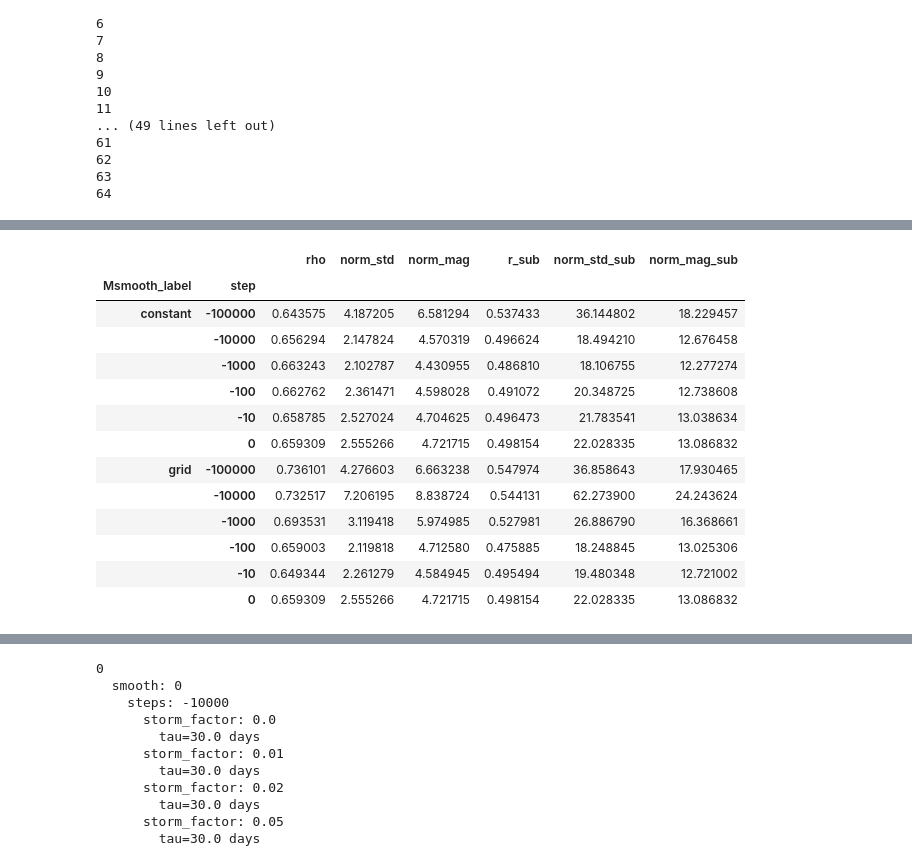
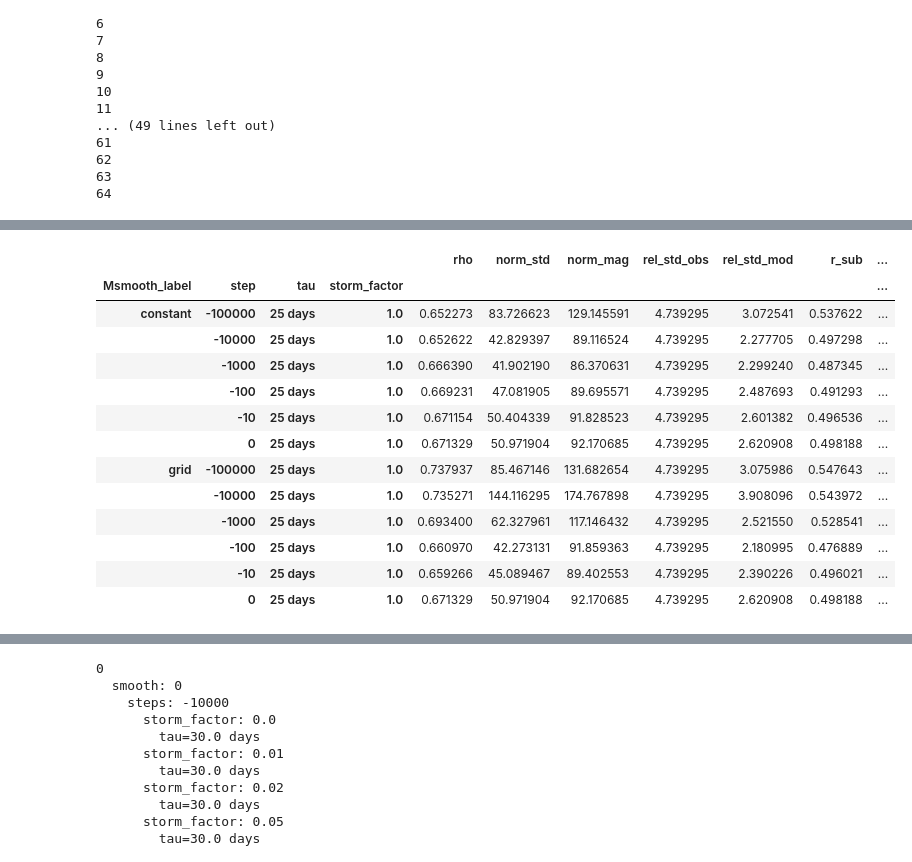
Before and after one commit to rustychris/microplastic_sfbay, a Jupyter notebook: postprocess/postproc_nosql_v01_dask.ipynb, the cells around one changed output, grey strips where cells are left out. Saved outputs shown, nothing was run; the diff lists cells and outputs as text; code cells hidden in the pictures.

```diff
--- a/postprocess/postproc_nosql_v01_dask.ipynb
+++ b/postprocess/postproc_nosql_v01_dask.ipynb
@@ -237,0 +199,3 @@ assert godwin_offset_h==np.argmax(godwin)
+# %%
+godwin_offset_h=post.godwin_offset_h
+godwin=post.godwin
@@ -461,7 +424,7 @@ def predict_mantas_multi(manta,taus,
 
                 for storm_factor in storm_factors:
                     print(f"      storm_factor: {storm_factor}")
-                    group_weight=group_weights(tdf,storm_factor)
+                    group_weight=post.group_weights(tdf,storm_factor)
 
                     for tau in taus:
                         tau_s=tau/np.timedelta64(86400,'s')
@@ -500,5 +487,5 @@ steps=[0,-10,-100,-1000,-10000,-100000]
 manta_pred=predict_mantas_multi(manta,taus=taus,
                                 Msmooths=Msmooths,
                                 steps=steps,
-                                storm_factors=[0.05])
+                                storm_factors=[1.0])
 manta_pred['Msmooth_label']=[ mtypes[i] for i in manta_pred['Msmooth_i'].values]
@@ -615,40 +492,20 @@ INFO:utils:6
-# %%
-def metrics(grp):
-    obs=grp['part_per_m2_nofiber']
-    mod=grp['C_model']
-
-    skill={}
-    skill['rho'],p=spearmanr(obs, mod)
-    skill['norm_std']=mod.std() / obs.std()
-    skill['norm_mag']=mod.mean() / obs.mean()
-
-    # Same but drop top/bottom 2 outliers:
-    obs_rank=np.argsort(np.argsort(obs))
-    sel=(obs_rank>2)&(obs_rank<len(obs)-2)
-    r=np.corrcoef(obs[sel], mod[sel])[0,1]
-    skill['r_sub']=r
-
-    skill['norm_std_sub']=mod[sel].std() / obs[sel].std()
-    skill['norm_mag_sub']=mod[sel].mean() / obs[sel].mean()
-
-    return pd.Series(skill)
 # %%
-manta_pred.groupby(['Msmooth_label','step']).apply(metrics)
+manta_pred.groupby(['Msmooth_label','step','tau','storm_factor']).apply(metrics)
 # %% [output]
-|  |  | rho | norm_std | norm_mag | r_sub | norm_std_sub | norm_mag_sub |
-| Msmooth_label | step |  |  |  |  |  |  |
-| constant | -100000 | 0.643575 | 4.187205 | 6.581294 | 0.537433 | 36.144802 | 18.229457 |
-|  | -10000 | 0.656294 | 2.147824 | 4.570319 | 0.496624 | 18.494210 | 12.676458 |
-|  | -1000 | 0.663243 | 2.102787 | 4.430955 | 0.486810 | 18.106755 | 12.277274 |
-|  | -100 | 0.662762 | 2.361471 | 4.598028 | 0.491072 | 20.348725 | 12.738608 |
-|  | -10 | 0.658785 | 2.527024 | 4.704625 | 0.496473 | 21.783541 | 13.038634 |
-|  | 0 | 0.659309 | 2.555266 | 4.721715 | 0.498154 | 22.028335 | 13.086832 |
-| grid | -100000 | 0.736101 | 4.276603 | 6.663238 | 0.547974 | 36.858643 | 17.930465 |
-|  | -10000 | 0.732517 | 7.206195 | 8.838724 | 0.544131 | 62.273900 | 24.243624 |
-|  | -1000 | 0.693531 | 3.119418 | 5.974985 | 0.527981 | 26.886790 | 16.368661 |
-|  | -100 | 0.659003 | 2.119818 | 4.712580 | 0.475885 | 18.248845 | 13.025306 |
-|  | -10 | 0.649344 | 2.261279 | 4.584945 | 0.495494 | 19.480348 | 12.721002 |
-|  | 0 | 0.659309 | 2.555266 | 4.721715 | 0.498154 | 22.028335 | 13.086832 |
+|  |  |  |  | rho | norm_std | norm_mag | rel_std_obs | rel_std_mod | r_sub | ... |
+| Msmooth_label | step | tau | storm_factor |  |  |  |  |  |  | ... |
+| constant | -100000 | 25 days | 1.0 | 0.652273 | 83.726623 | 129.145591 | 4.739295 | 3.072541 | 0.537622 | ... |
+|  | -10000 | 25 days | 1.0 | 0.652622 | 42.829397 | 89.116524 | 4.739295 | 2.277705 | 0.497298 | ... |
+|  | -1000 | 25 days | 1.0 | 0.666390 | 41.902190 | 86.370631 | 4.739295 | 2.299240 | 0.487345 | ... |
+|  | -100 | 25 days | 1.0 | 0.669231 | 47.081905 | 89.695571 | 4.739295 | 2.487693 | 0.491293 | ... |
+|  | -10 | 25 days | 1.0 | 0.671154 | 50.404339 | 91.828523 | 4.739295 | 2.601382 | 0.496536 | ... |
+|  | 0 | 25 days | 1.0 | 0.671329 | 50.971904 | 92.170685 | 4.739295 | 2.620908 | 0.498188 | ... |
+| grid | -100000 | 25 days | 1.0 | 0.737937 | 85.467146 | 131.682654 | 4.739295 | 3.075986 | 0.547643 | ... |
+|  | -10000 | 25 days | 1.0 | 0.735271 | 144.116295 | 174.767898 | 4.739295 | 3.908096 | 0.543972 | ... |
+|  | -1000 | 25 days | 1.0 | 0.693400 | 62.327961 | 117.146432 | 4.739295 | 2.521550 | 0.528541 | ... |
+|  | -100 | 25 days | 1.0 | 0.660970 | 42.273131 | 91.859363 | 4.739295 | 2.180995 | 0.476889 | ... |
+|  | -10 | 25 days | 1.0 | 0.659266 | 45.089467 | 89.402553 | 4.739295 | 2.390226 | 0.496021 | ... |
+|  | 0 | 25 days | 1.0 | 0.671329 | 50.971904 | 92.170685 | 4.739295 | 2.620908 | 0.498188 | ... |
 # %%
 taus=[np.timedelta64(int(d*86400),'s') for d in [1,2,5,10,20,30,45,60]]
 Msmooths=[Msmooth]
```
Also changed, not shown: parts of 17 cells of this notebook, 5 other files.
